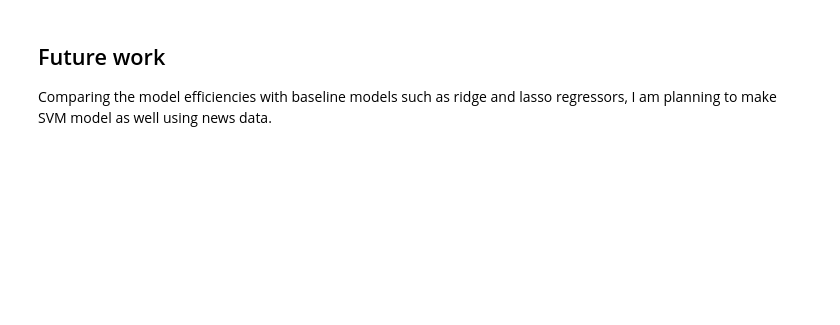
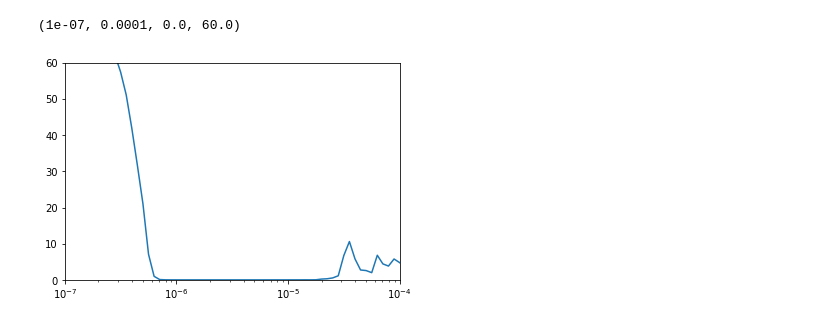
Before and after one commit to JeffJongyoon/Stock-price-prediction, a Jupyter notebook: Report.ipynb, the cells around one changed output. Cells and saved outputs as stored; diff of their text form; code cells hidden in the pictures; blank space fills up the shorter version.

Commit message:
Final model and reports

```diff
--- a/Report.ipynb
+++ b/Report.ipynb
@@ -68,4 +623,0 @@ The plot shows that the best parameterized random forest model predicts the pric
-# %% [markdown]
-## Future work
-
-Comparing the model efficiencies with baseline models such as ridge and lasso regressors, I am planning to make SVM model as well using news data.
@@ -71,0 +654,23 @@ Comparing the model efficiencies with baseline models such as ridge and lasso re
+# %%
+tf.random.set_seed(1000)
+tf.keras.backend.clear_session()
+dataset = windowed_dataset(x_train, window_size, batch_size, shuffle_buffer_size)
+
+model = tf.keras.models.Sequential([
+  tf.keras.layers.Lambda(lambda x: tf.expand_dims(x, axis=-1),input_shape=[None]),
+  tf.keras.layers.SimpleRNN(50, return_sequences=True, activation='relu'),
+  tf.keras.layers.SimpleRNN(50, activation='relu'),
+  tf.keras.layers.Dense(1)#,
+  # tf.keras.layers.Lambda(lambda x: x * 100.0) # act func: tan h from -1 to 1 so implemented
+])
+lr_schedule = tf.keras.callbacks.LearningRateScheduler(lambda epoch: 1e-8 * 10**(epoch / 20))
+optimizer = tf.keras.optimizers.SGD(lr=1e-6, momentum=0.9)
+model.compile(loss=tf.keras.losses.Huber(),
+              optimizer=optimizer,
+              metrics=["mae"])
+history = model.fit(dataset, epochs=100, callbacks=[lr_schedule], verbose=0, validation_data=(x_valid,y_valid))
+plt.semilogx(history.history['lr'], history.history['loss'])
+plt.axis([1e-7,1e-4,0,60])
+# %% [output]
+(1e-07, 0.0001, 0.0, 60.0)
+[figure, added]
```
Also changed, not shown: parts of 45 cells of this notebook, 2 other files.
